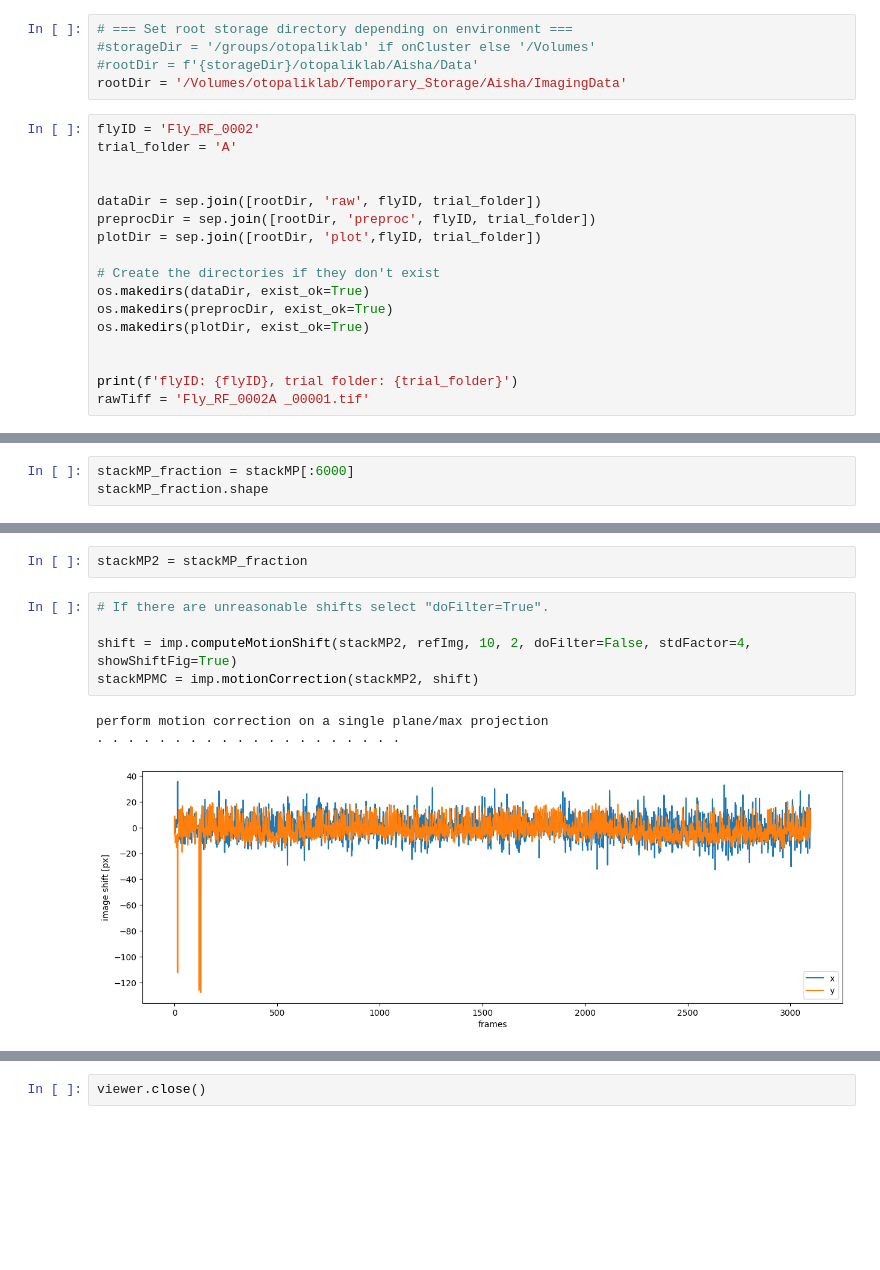
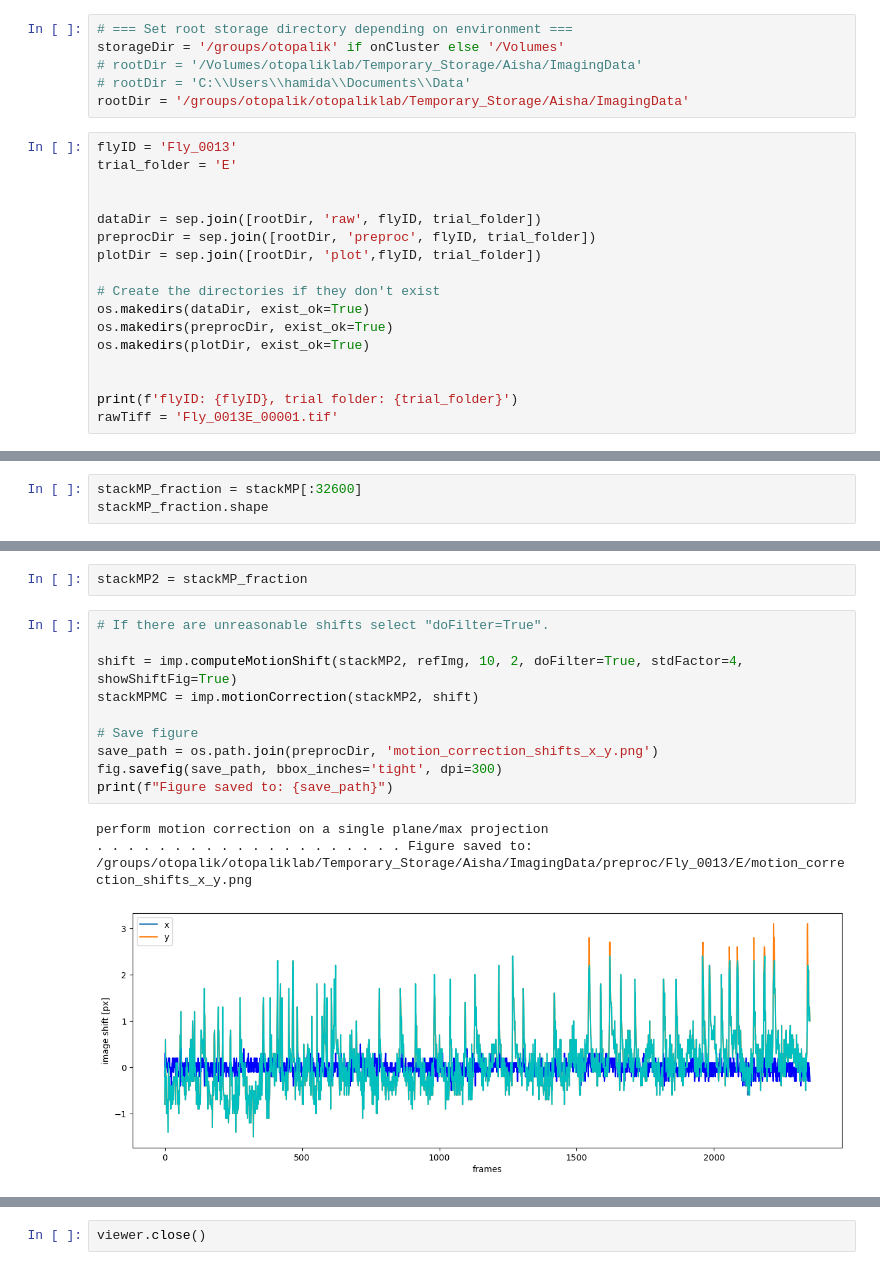
Before and after one commit to AishaHamid201/fly2p, a Jupyter notebook: fly2p/scripts/imaging_preprocessing_new.ipynb, the cells around one changed output, grey strips where cells are left out. Cells and saved outputs as stored; diff of their text form; blank space fills up the shorter version.

```diff
--- a/fly2p/scripts/imaging_preprocessing_new.ipynb
+++ b/fly2p/scripts/imaging_preprocessing_new.ipynb
@@ -46,11 +49,12 @@ onCluster = False
 # %%
 # === Set root storage directory depending on environment ===
-#storageDir = '/groups/otopaliklab' if onCluster else '/Volumes'
-#rootDir = f'{storageDir}/otopaliklab/Aisha/Data'
-rootDir = '/Volumes/otopaliklab/Temporary_Storage/Aisha/ImagingData'
+storageDir = '/groups/otopalik' if onCluster else '/Volumes'
+# rootDir = '/Volumes/otopaliklab/Temporary_Storage/Aisha/ImagingData'
+# rootDir = 'C:\\Users\\hamida\\Documents\\Data'
+rootDir = '/groups/otopalik/otopaliklab/Temporary_Storage/Aisha/ImagingData'
 # %%
-flyID = 'Fly_RF_0002'
-trial_folder = 'A'
+flyID = 'Fly_0013'
+trial_folder = 'E'
 
 
 dataDir = sep.join([rootDir, 'raw', flyID, trial_folder])
@@ -64,5 +68,5 @@ os.makedirs(plotDir, exist_ok=True)
 
 
 print(f'flyID: {flyID}, trial folder: {trial_folder}')
-rawTiff = 'Fly_RF_0002A _00001.tif'
+rawTiff = 'Fly_0013E_00001.tif'
 # %% [output]
@@ -140,4 +151,4 @@ stackMP.shape
 # %%
-stackMP_fraction = stackMP[:6000]
+stackMP_fraction = stackMP[:32600]
 stackMP_fraction.shape
 # %% [output]
@@ -147,12 +158,17 @@ stackMP2 = stackMP_fraction
 # %%
 # If there are unreasonable shifts select "doFilter=True".
 
-shift = imp.computeMotionShift(stackMP2, refImg, 10, 2, doFilter=False, stdFactor=4, showShiftFig=True)
+shift = imp.computeMotionShift(stackMP2, refImg, 10, 2, doFilter=True, stdFactor=4, showShiftFig=True)
 stackMPMC = imp.motionCorrection(stackMP2, shift)
+
+# Save figure
+save_path = os.path.join(preprocDir, 'motion_correction_shifts_x_y.png')
+fig.savefig(save_path, bbox_inches='tight', dpi=300)
+print(f"Figure saved to: {save_path}")
 # %% [output]
 perform motion correction on a single plane/max projection
-. . . . . . . . . . . . . . . . . . . .
+. . . . . . . . . . . . . . . . . . . . Figure saved to: /groups/otopalik/otopaliklab/Temporary_Storage/Aisha/ImagingData/preproc/Fly_0013/E/motion_correction_shifts_x_y.png
-[figure, old version]
+[figure, new version]
 # %%
 stackMPMC.shape
 # %% [output]
```
Also changed, not shown: parts of 35 cells of this notebook.
